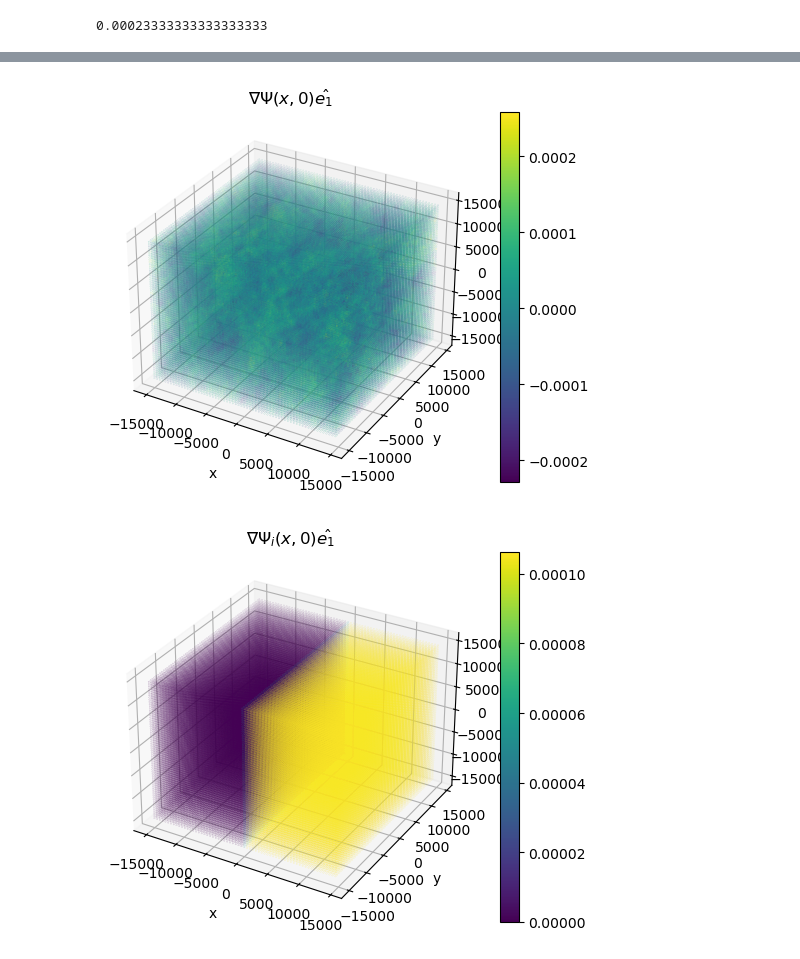
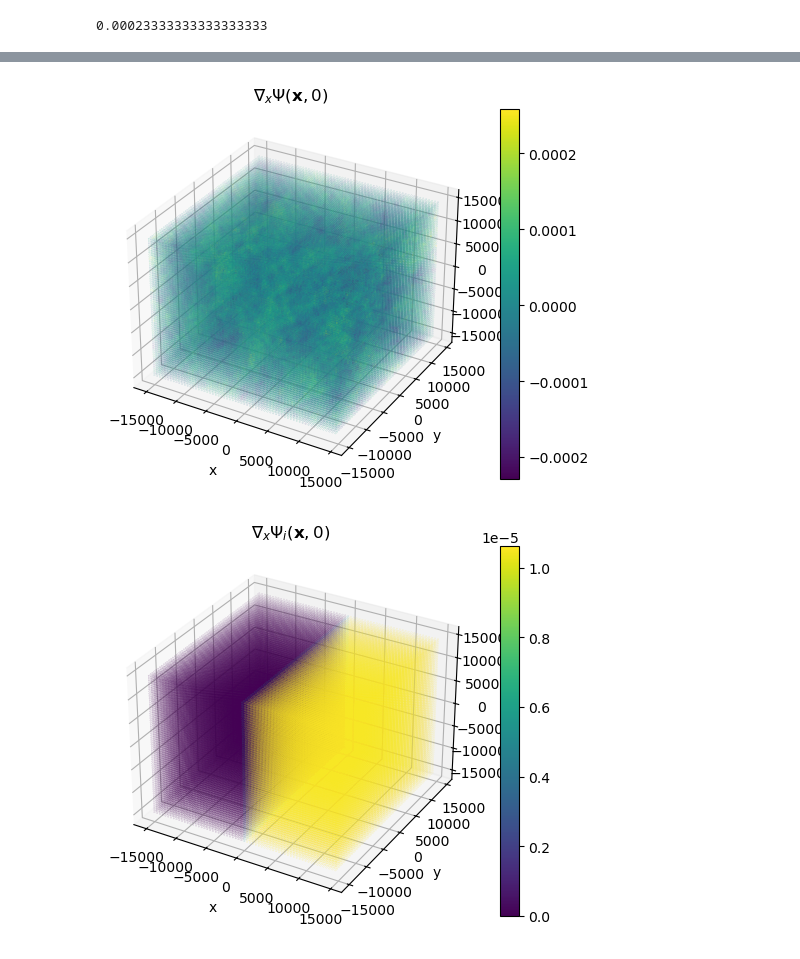
Before and after one commit to catketchup/ReCCO, a Jupyter notebook: code/Pylian_test.ipynb, the cells around one changed output, grey strips where cells are left out. Drawn from its saved outputs; the diff is of its cells as text; code cells hidden in the pictures.

```diff
--- a/code/Pylian_test.ipynb
+++ b/code/Pylian_test.ipynb
@@ -372,31 +372,31 @@ Text(0.5, 0, '$k[Mpc]^{-1}$')
 # %%
-G_psi_x = np.gradient(psi_x)
-G_psi_i_x = np.gradient(psi_i_x)
+g_psi_x = np.gradient(psi_x)
+g_psi_i_x = np.gradient(psi_i_x)
 
-G_psi_k = np.fft.fftn(G_psi_x)
-G_psi_i_k = np.fft.fftn(G_psi_i_x)
+g_psi_k = np.fft.fftn(g_psi_x)
+g_psi_i_k = np.fft.fftn(g_psi_i_x)
 # %%
 if 1:
     fig = plt.figure()
     ax = fig.add_subplot(111, projection='3d')
 
-    fig.colorbar(ax.scatter(xx,yy,zz,c=G_psi_x[1], s=0.01))
+    fig.colorbar(ax.scatter(xx,yy,zz,c=g_psi_x[1], s=0.01))
     ax.set_xlabel(r'x')
     ax.set_ylabel(r'y')
     ax.set_zlabel(r'z')
-    ax.set_title(r'$\nabla \Psi (x,0)\hat{e_1}$');
+    ax.set_title(r'$\nabla_x \Psi (\mathbf{x},0)$');
 # %% [output]
-[figure, old version]
+[figure, new version]
 # %%
 if 1:
     fig = plt.figure()
     ax = fig.add_subplot(111, projection='3d')
 
-    fig.colorbar(ax.scatter(xx,yy,zz,c=G_psi_i_x[1], s=0.01))
+    fig.colorbar(ax.scatter(xx,yy,zz,c=g_psi_i_x[1], s=0.01))
     ax.set_xlabel(r'x')
     ax.set_ylabel(r'y')
     ax.set_zlabel(r'z')
-    ax.set_title(r'$\nabla \Psi_i (x,0)\hat{e_1}$');
+    ax.set_title(r'$\nabla_x \Psi_i (\mathbf{x},0)$');
 # %% [output]
-[figure, old version]
+[figure, new version]
 # %%
```
Also changed, not shown: parts of 23 cells of this notebook, 1 other file.
